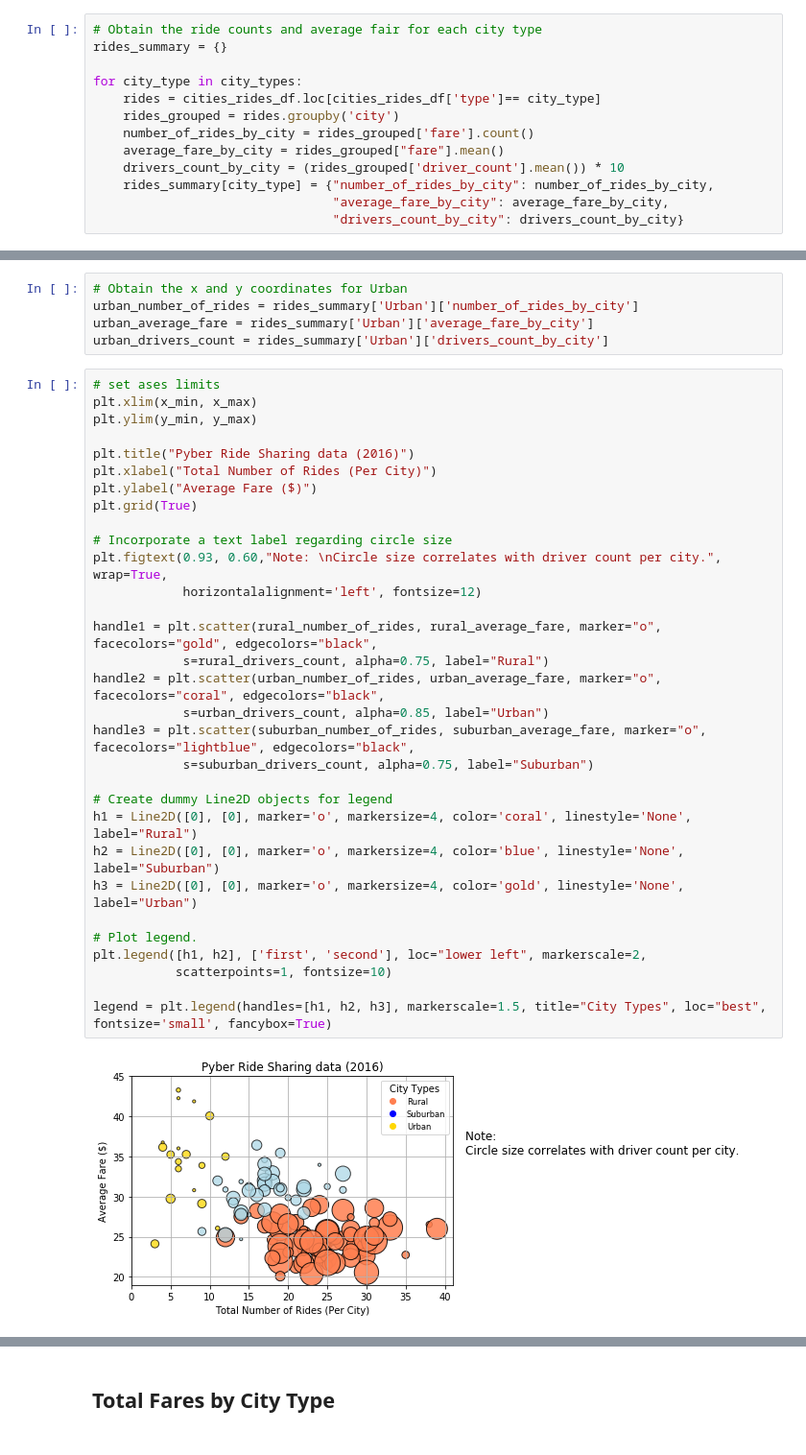
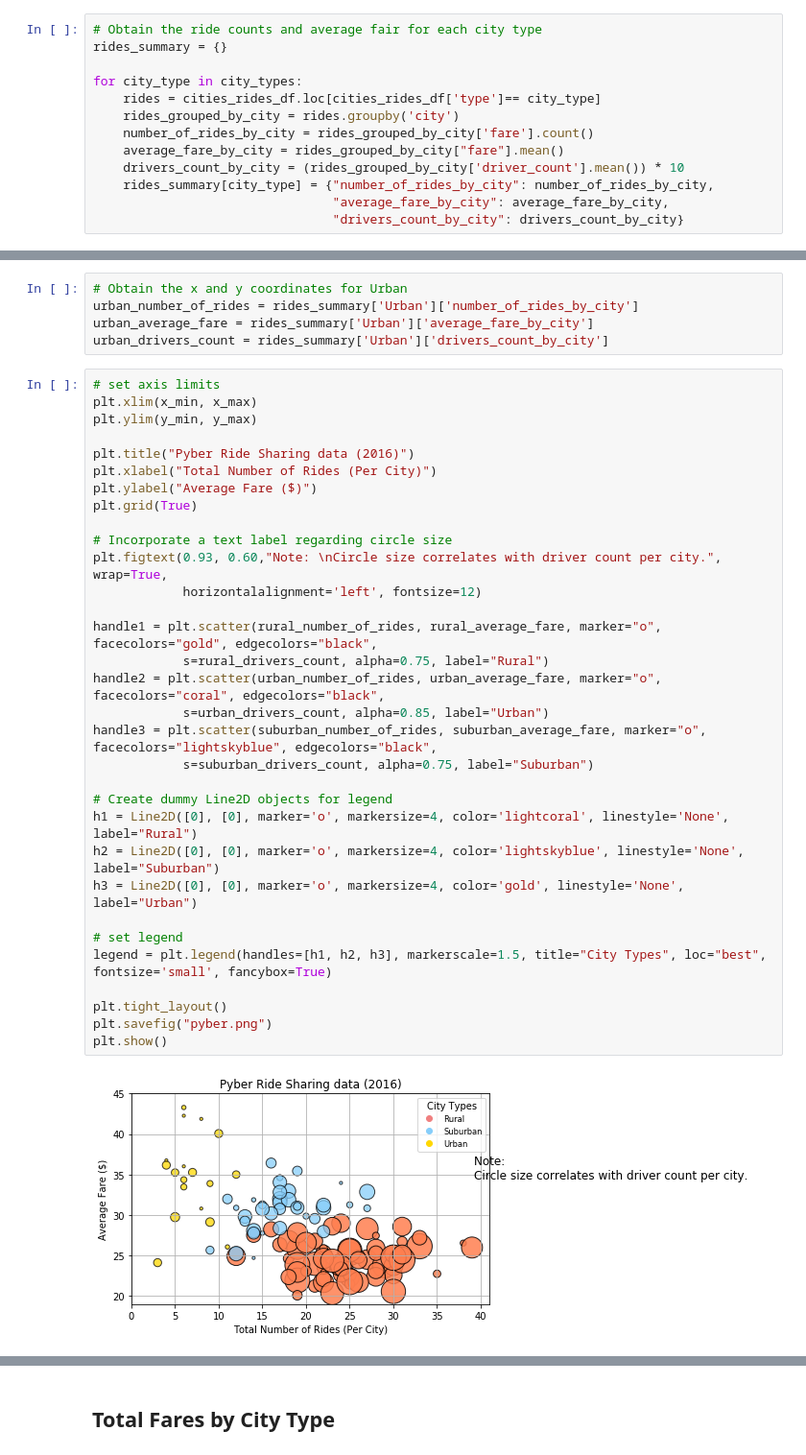
Before and after one commit to clafrance/matplotlib, a Jupyter notebook: Pyber/pyber.ipynb, the cells around one changed output, grey strips where cells are left out. Shown at 96% size. Cells and saved outputs as stored; diff of their text form.

```diff
--- a/Pyber/pyber.ipynb
+++ b/Pyber/pyber.ipynb
@@ -106,10 +106,10 @@ rides_summary = {}
 
 for city_type in city_types:
     rides = cities_rides_df.loc[cities_rides_df['type']== city_type]
-    rides_grouped = rides.groupby('city')
-    number_of_rides_by_city = rides_grouped['fare'].count()
-    average_fare_by_city = rides_grouped["fare"].mean()
-    drivers_count_by_city = (rides_grouped['driver_count'].mean()) * 10
+    rides_grouped_by_city = rides.groupby('city')
+    number_of_rides_by_city = rides_grouped_by_city['fare'].count()
+    average_fare_by_city = rides_grouped_by_city["fare"].mean()
+    drivers_count_by_city = (rides_grouped_by_city['driver_count'].mean()) * 10
     rides_summary[city_type] = {"number_of_rides_by_city": number_of_rides_by_city,
                                 "average_fare_by_city": average_fare_by_city,
                                 "drivers_count_by_city": drivers_count_by_city}
@@ -133,35 +133,36 @@ urban_number_of_rides = rides_summary['Urban']['number_of_rides_by_city']
 urban_average_fare = rides_summary['Urban']['average_fare_by_city']
 urban_drivers_count = rides_summary['Urban']['drivers_count_by_city']
 # %%
-# set ases limits
+# set axis limits
 plt.xlim(x_min, x_max)
 plt.ylim(y_min, y_max)
 
 plt.title("Pyber Ride Sharing data (2016)")
 plt.xlabel("Total Number of Rides (Per City)")
 plt.ylabel("Average Fare ($)")
 plt.grid(True)
 
 # Incorporate a text label regarding circle size
 plt.figtext(0.93, 0.60,"Note: \nCircle size correlates with driver count per city.", wrap=True,
             horizontalalignment='left', fontsize=12)
 
 handle1 = plt.scatter(rural_number_of_rides, rural_average_fare, marker="o", facecolors="gold", edgecolors="black",
             s=rural_drivers_count, alpha=0.75, label="Rural")
 handle2 = plt.scatter(urban_number_of_rides, urban_average_fare, marker="o", facecolors="coral", edgecolors="black",
             s=urban_drivers_count, alpha=0.85, label="Urban")
-handle3 = plt.scatter(suburban_number_of_rides, suburban_average_fare, marker="o", facecolors="lightblue", edgecolors="black",
+handle3 = plt.scatter(suburban_number_of_rides, suburban_average_fare, marker="o", facecolors="lightskyblue", edgecolors="black",
             s=suburban_drivers_count, alpha=0.75, label="Suburban")
 
 # Create dummy Line2D objects for legend
-h1 = Line2D([0], [0], marker='o', markersize=4, color='coral', linestyle='None', label="Rural")
-h2 = Line2D([0], [0], marker='o', markersize=4, color='blue', linestyle='None', label="Suburban")
+h1 = Line2D([0], [0], marker='o', markersize=4, color='lightcoral', linestyle='None', label="Rural")
+h2 = Line2D([0], [0], marker='o', markersize=4, color='lightskyblue', linestyle='None', label="Suburban")
 h3 = Line2D([0], [0], marker='o', markersize=4, color='gold', linestyle='None', label="Urban")
 
-# Plot legend.
-plt.legend([h1, h2], ['first', 'second'], loc="lower left", markerscale=2,
-           scatterpoints=1, fontsize=10)
+# set legend
+legend = plt.legend(handles=[h1, h2, h3], markerscale=1.5, title="City Types", loc="best", fontsize='small', fancybox=True)
 
-legend = plt.legend(handles=[h1, h2, h3], markerscale=1.5, title="City Types", loc="best", fontsize='small', fancybox=True)
+plt.tight_layout()
+plt.savefig("pyber.png")
+plt.show()
 # %% [output]
-[figure, old version]
+[figure, new version]
```
Also changed, not shown: parts of 22 cells of this notebook.
